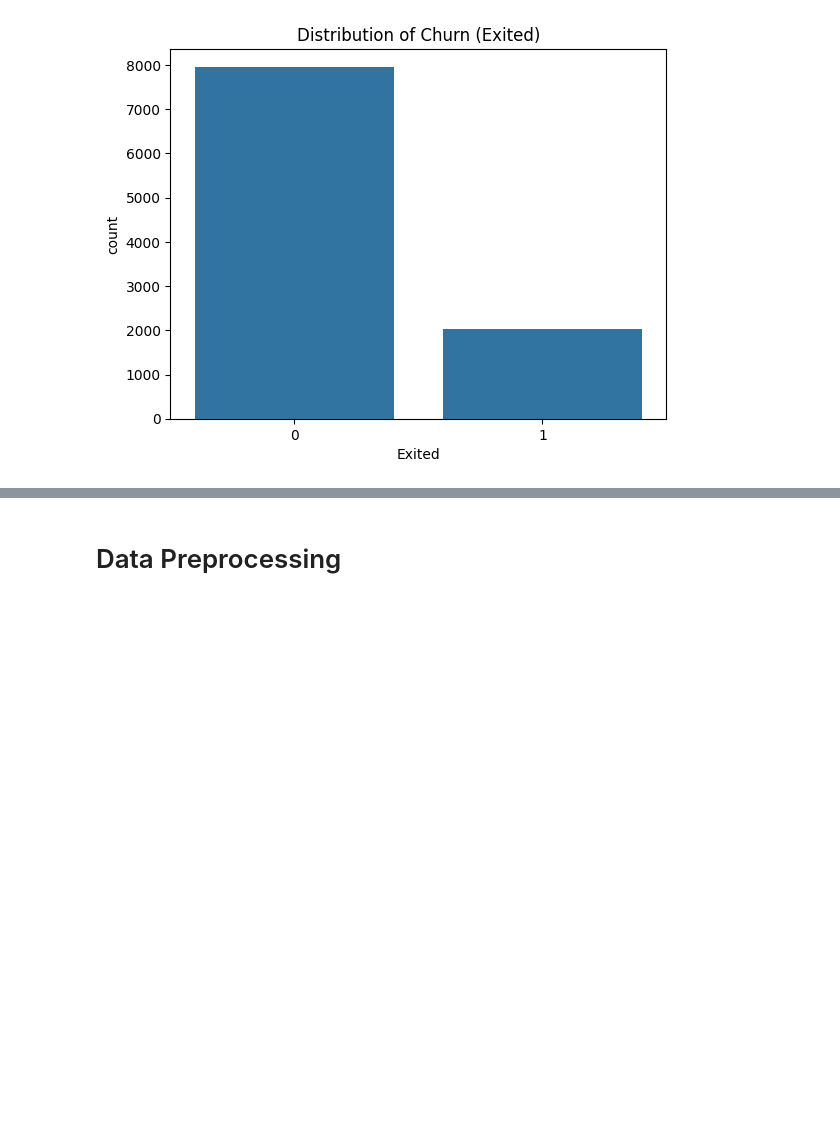
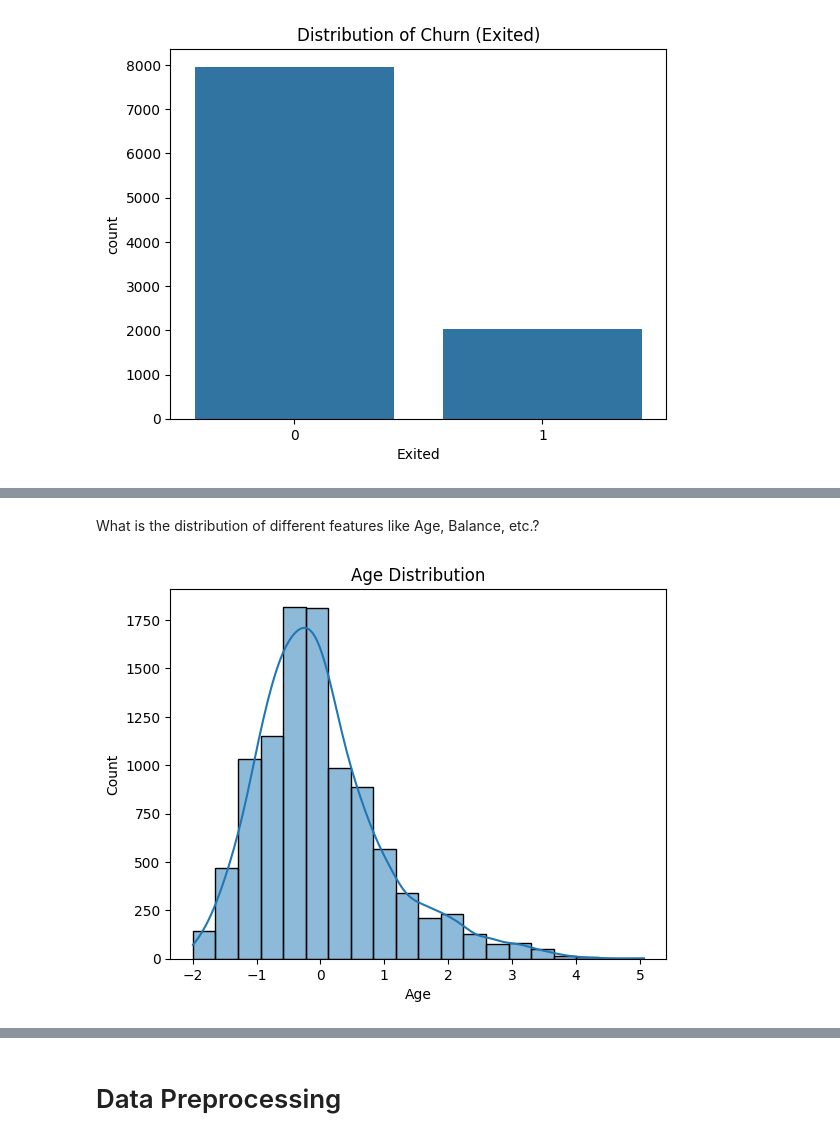
Before and after one commit to Abhiii10/Banking-Customer-Churn-Prediction, a Jupyter notebook: churn_prediction.ipynb, the cells around one changed output, grey strips where cells are left out. Cells and saved outputs as stored; diff of their text form; code cells hidden in the pictures; blank space fills up the shorter version.

```diff
--- a/churn_prediction.ipynb
+++ b/churn_prediction.ipynb
@@ -118,0 +123,9 @@ plt.show()
+# %% [markdown]
+What is the distribution of different features like Age, Balance, etc.?
+# %%
+# Age distribution
+sns.histplot(df['Age'], kde=True, bins=20)
+plt.title('Age Distribution')
+plt.show()
+# %% [output]
+[figure, added]
```
Also changed, not shown: parts of 37 cells of this notebook.
